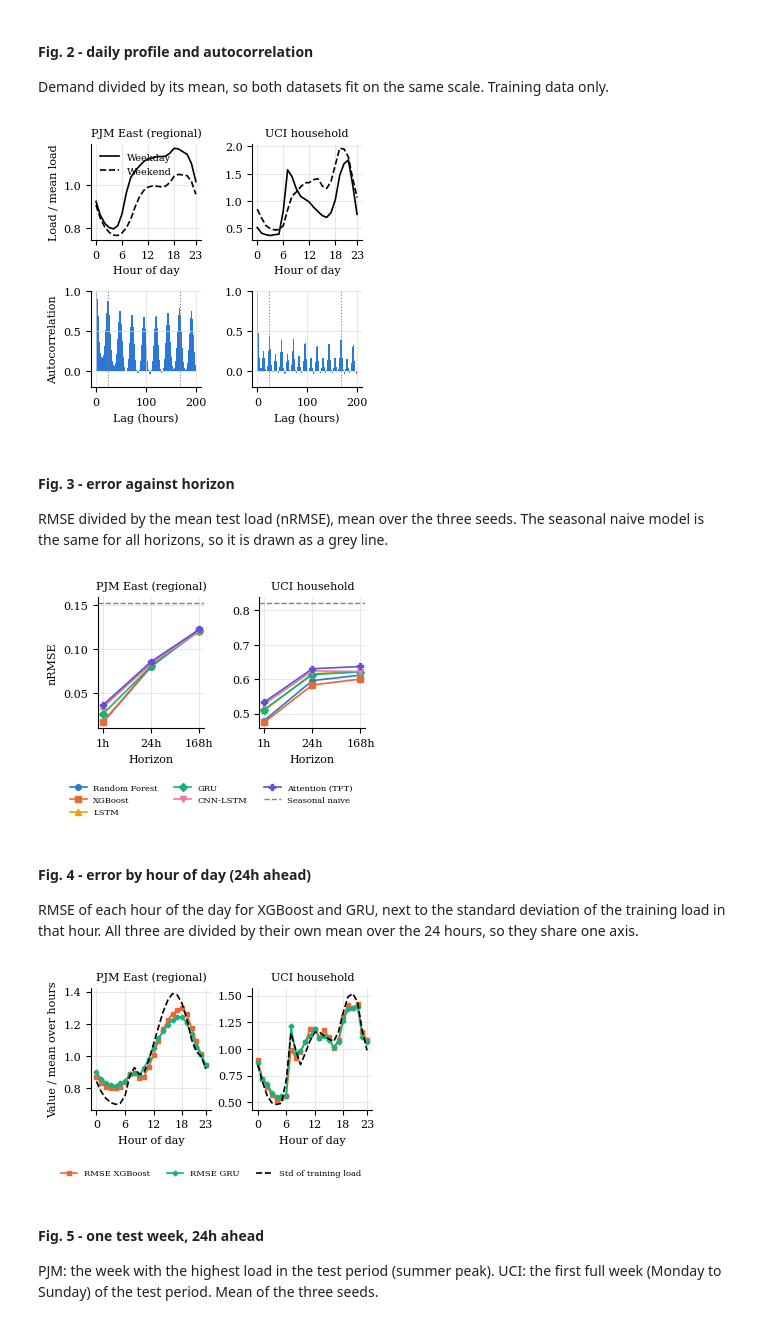
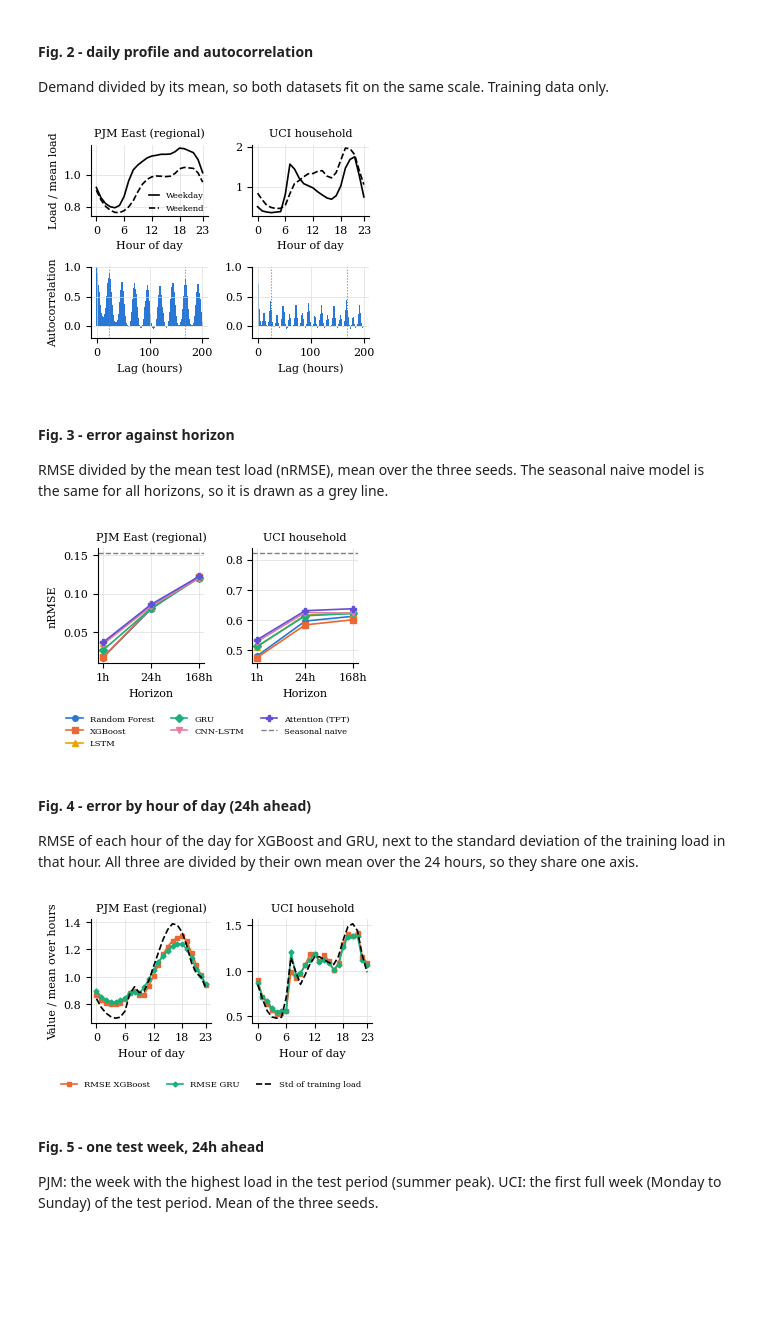
Before and after one commit to Azeem-Z/electricity-demand-prediction, a Jupyter notebook: notebooks/08_paper_figures.ipynb, the cells around one changed output. Saved outputs shown, nothing was run; the diff lists cells and outputs as text; code cells hidden in the pictures; blank space fills up the shorter version.

Commit message:
Make paper figures smaller

```diff
--- a/notebooks/08_paper_figures.ipynb
+++ b/notebooks/08_paper_figures.ipynb
@@ -29,32 +29,32 @@ W = 3.5
 
 Demand divided by its mean, so both datasets fit on the same scale. Training data only.
 # %%
-fig, ax = plt.subplots(2, 2, figsize=(W, 3.2))
+fig, ax = plt.subplots(2, 2, figsize=(W, 2.7))
 for i, name in enumerate(["pjme", "uci"]):
     train = pd.read_parquet(f"../data/processed/{name}_train.parquet")
     y = train["load"] / train["load"].mean()
     for wk, lab, ls in [(0, "Weekday", "-"), (1, "Weekend", "--")]:
         prof = y[train["weekend"] == wk].groupby(train["hour"]).mean()
         ax[0, i].plot(prof.index, prof.values, ls, color="black", label=lab)
     ax[0, i].set_title(NAMES[name])
     ax[0, i].set_xticks([0, 6, 12, 18, 23])
     ax[0, i].set_xlabel("Hour of day")
 
     r = acf(train["load"], nlags=200)
     ax[1, i].bar(range(len(r)), r, width=1.0, color="#2a78d6")
     for lag in [24, 168]:
         ax[1, i].axvline(lag, color="grey", ls=":", lw=0.8)
     ax[1, i].set_ylim(-0.2, 1)
     ax[1, i].set_xlabel("Lag (hours)")
 
 ax[0, 0].set_ylabel("Load / mean load")
 ax[1, 0].set_ylabel("Autocorrelation")
-ax[0, 0].legend(frameon=False, loc="upper left")
+ax[0, 0].legend(frameon=False, loc="lower right", fontsize=6, handlelength=1.2, borderaxespad=0)
 fig.tight_layout()
 fig.savefig("../figures/08_paper_patterns.png", dpi=300)
 plt.show()
 # %% [output]
-[figure, old version]
+[figure, new version]
 # %% [markdown]
 #### Fig. 3 - error against horizon
 
@@ -64,7 +64,7 @@ for all horizons, so it is drawn as a grey line.
 scores = pd.concat([pd.read_csv("../results/baseline_scores.csv"), pd.read_csv("../results/deep_scores.csv")])
 mean = scores.groupby(["dataset", "model", "horizon"])["rmse"].mean()
 
-fig, ax = plt.subplots(1, 2, figsize=(W, 2.5))
+fig, ax = plt.subplots(1, 2, figsize=(W, 2.3))
 for i, name in enumerate(["pjme", "uci"]):
     level = pd.read_parquet(f"../data/processed/{name}_test.parquet")["load"].mean()
     for m in MODELS:
@@ -81,7 +81,7 @@ fig.tight_layout(rect=(0, 0.17, 1, 1))
 fig.savefig("../figures/08_paper_rmse_horizon.png", dpi=300)
 plt.show()
 # %% [output]
-[figure, old version]
+[figure, new version]
 # %% [markdown]
 #### Fig. 4 - error by hour of day (24h ahead)
 
@@ -89,7 +89,7 @@ RMSE of each hour of the day for XGBoost and GRU, next to the standard deviation
 that hour. All three are divided by their own mean over the 24 hours, so they share one axis.
 # %%
 err = pd.read_csv("../results/error_by_period.csv")
-fig, ax = plt.subplots(1, 2, figsize=(W, 2.2))
+fig, ax = plt.subplots(1, 2, figsize=(W, 2.0))
 for i, name in enumerate(["pjme", "uci"]):
     e = err[(err.dataset == name) & (err.horizon == 24) & (err.by == "hour")].copy()
     e["group"] = e["group"].astype(int)
@@ -109,7 +109,7 @@ fig.tight_layout(rect=(0, 0.1, 1, 1))
 fig.savefig("../figures/08_paper_error_by_hour.png", dpi=300)
 plt.show()
 # %% [output]
-[figure, old version]
+[figure, new version]
 # %% [markdown]
 #### Fig. 5 - one test week, 24h ahead
 
```
Also changed, not shown: parts of 1 cell of this notebook, 4 other files.
